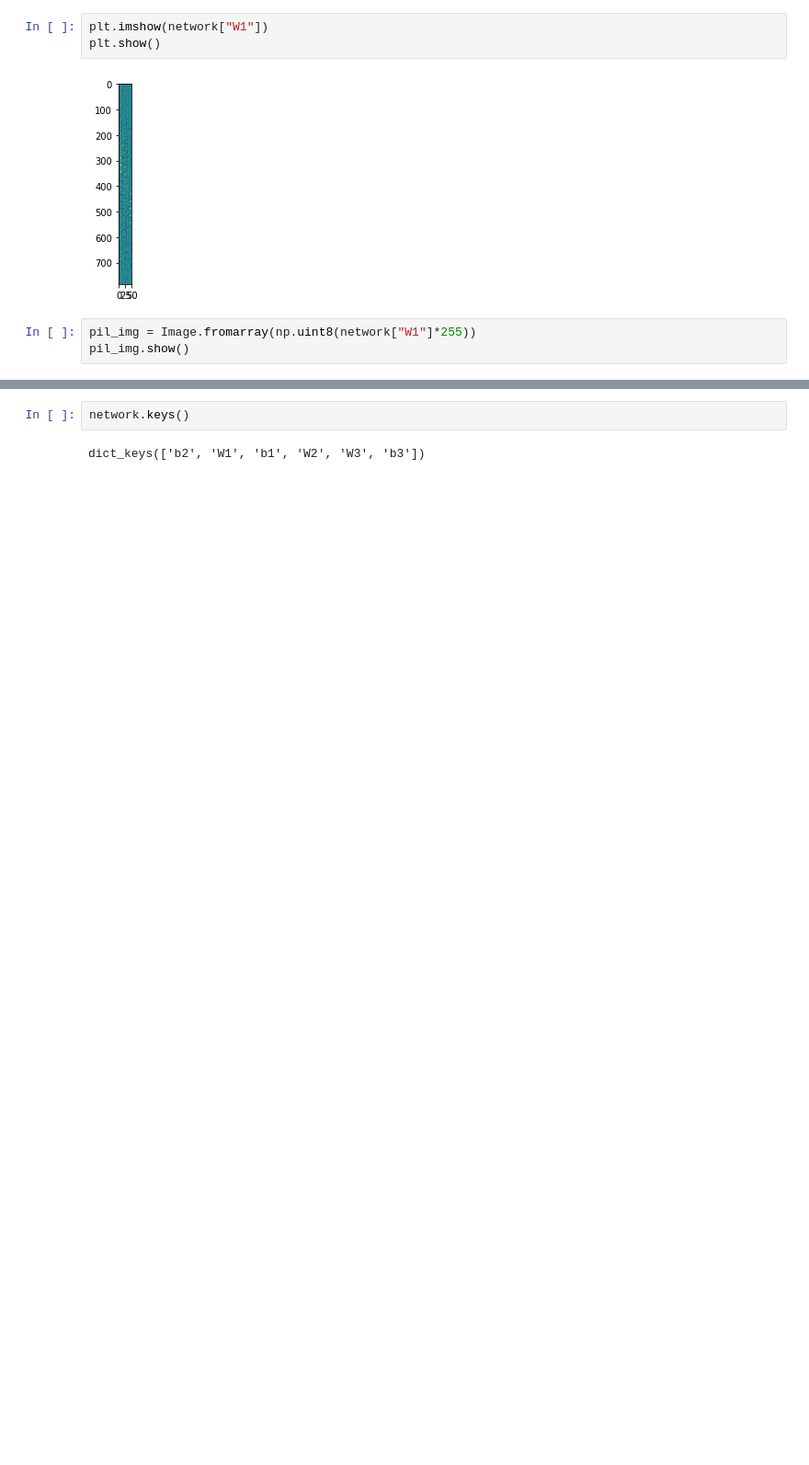
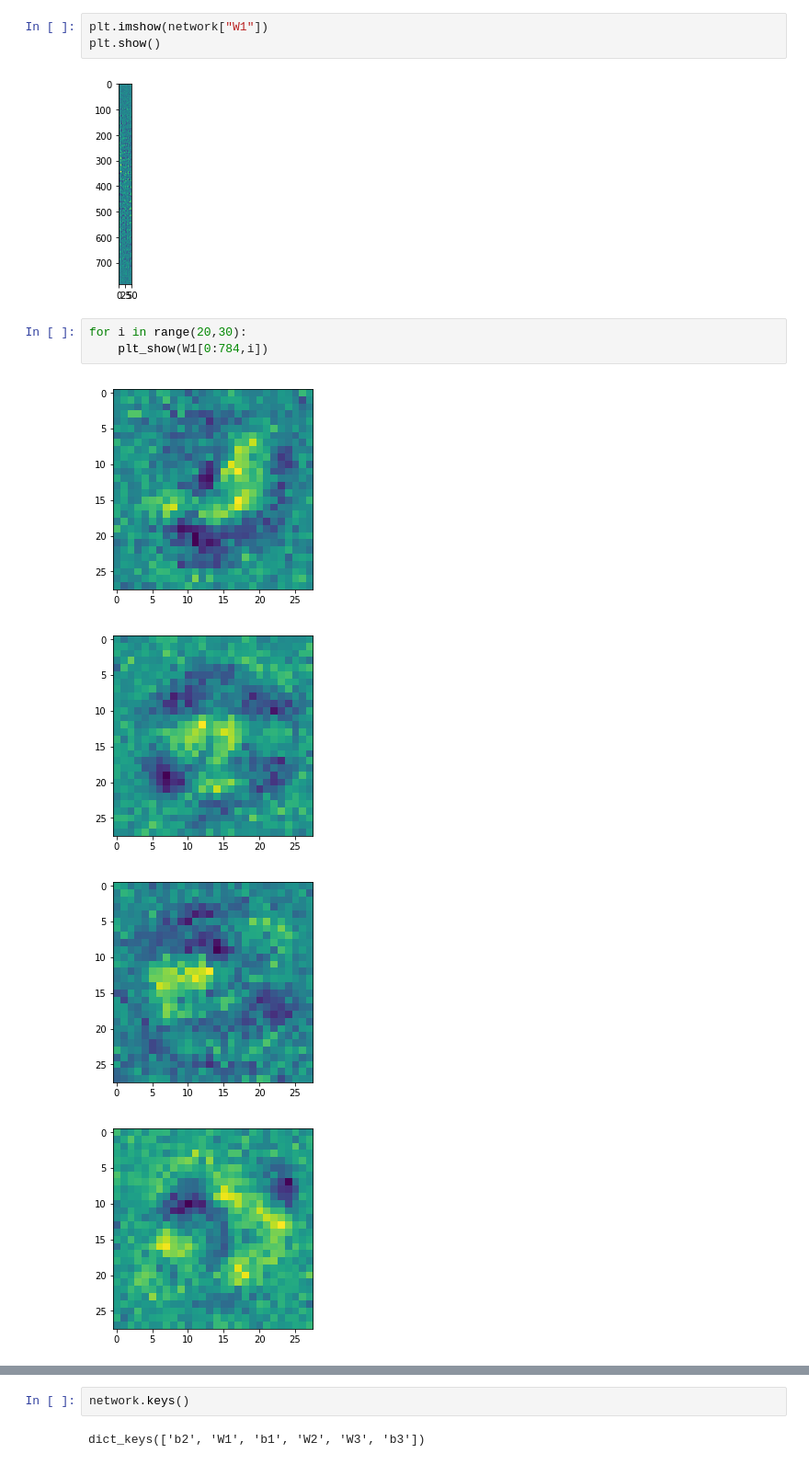
Before and after one commit to lightondust/jupyter, a Jupyter notebook: machin_learning_for_scratch.ipynb, the cells around one changed output, grey strips where cells are left out. Shown at 92% size. Drawn from its saved outputs; the diff is of its cells as text; blank space fills up the shorter version.

```diff
--- a/machin_learning_for_scratch.ipynb
+++ b/machin_learning_for_scratch.ipynb
@@ -134,6 +136,11 @@ plt.imshow(network["W1"])
 plt.show()
 # %% [output]
 [figure]
-# %%
-pil_img = Image.fromarray(np.uint8(network["W1"]*255))
-pil_img.show()
+# %%
+for i in range(20,30):
+    plt_show(W1[0:784,i])
+# %% [output]
+[figure, added]
+[figure, added]
+[figure, added]
+[figure, added]
```
Also changed, not shown: parts of 14 cells of this notebook.
